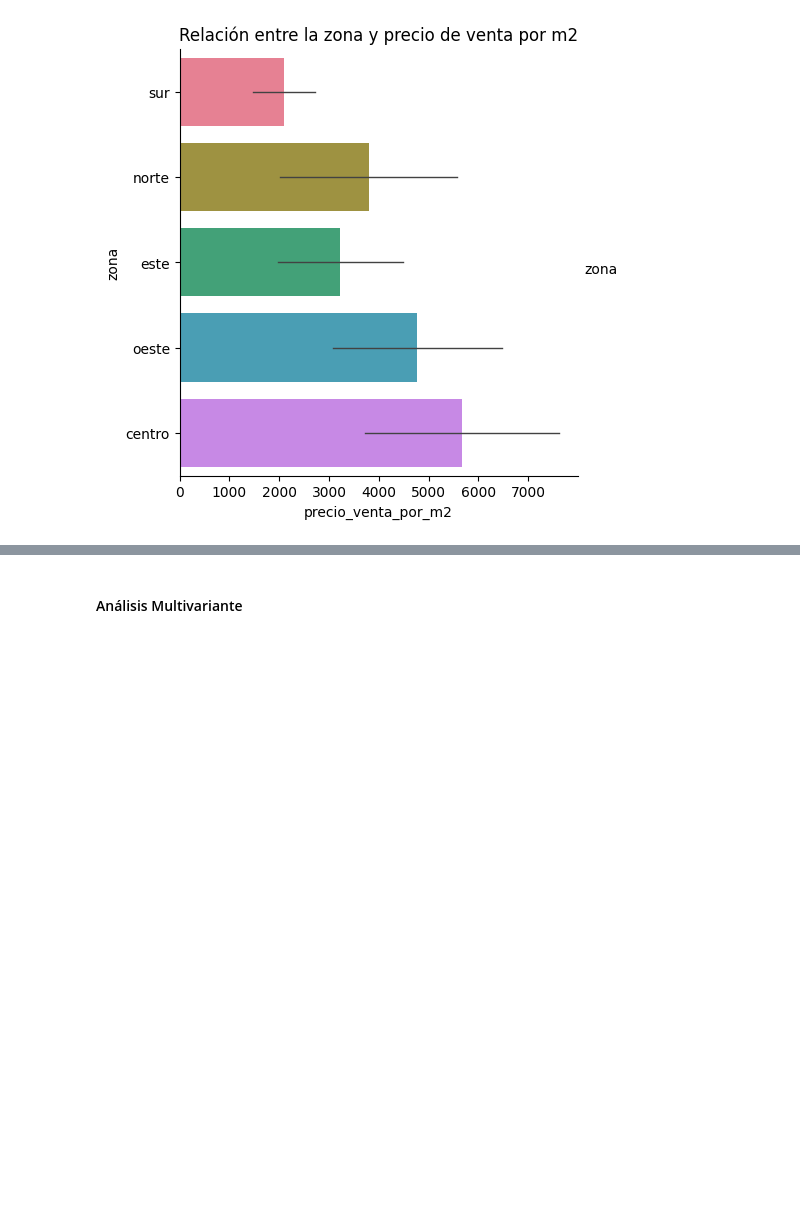
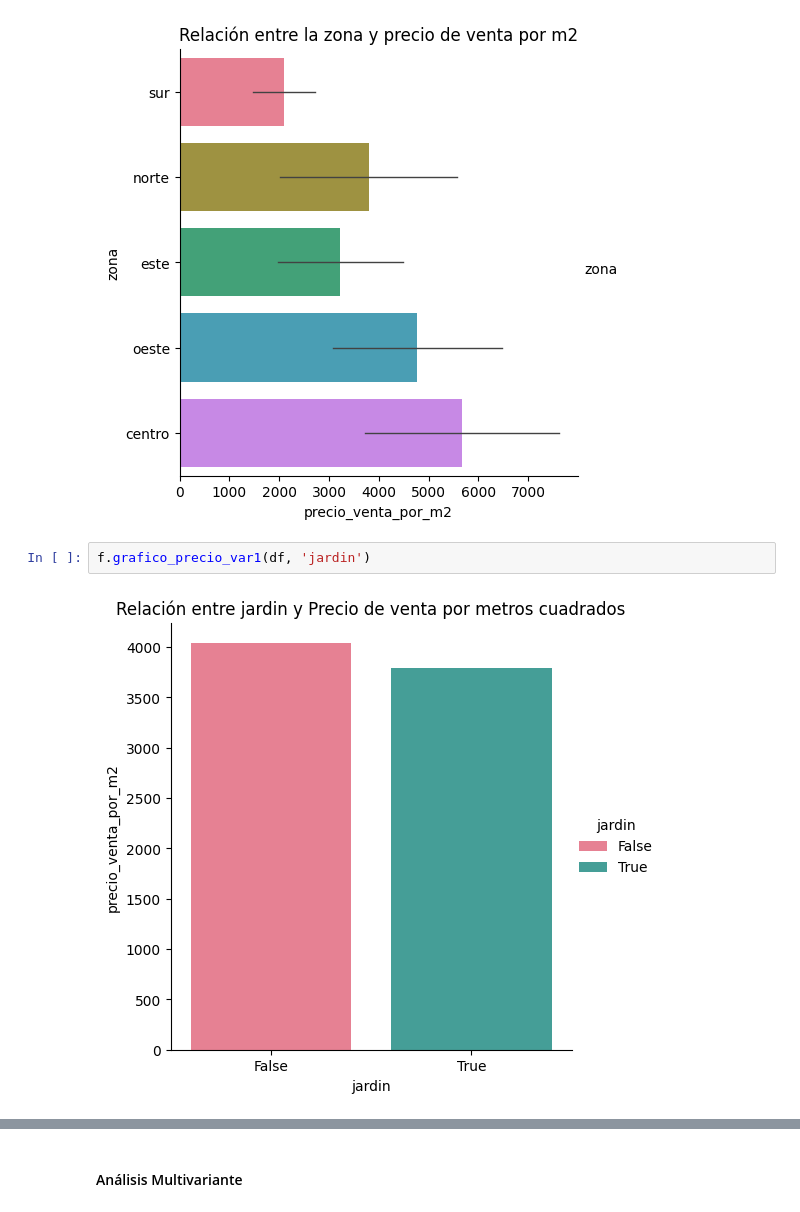
Before and after one commit to mariaortizz/EDA_Viviendas_Madrid, a Jupyter notebook: src/notebook.ipynb, the cells around one changed output, grey strips where cells are left out. Saved outputs shown, nothing was run; the diff lists cells and outputs as text; blank space fills up the shorter version.

```diff
--- a/src/notebook.ipynb
+++ b/src/notebook.ipynb
@@ -186,3 +186,7 @@ f.precio_tipo_inmueble(df)
 f.grafico_precio_zona(df)
 # %% [output]
 [figure]
+# %%
+f.grafico_precio_var1(df, 'jardin')
+# %% [output]
+[figure, added]
```
Also changed, not shown: parts of 7 cells of this notebook, 1 other file.
